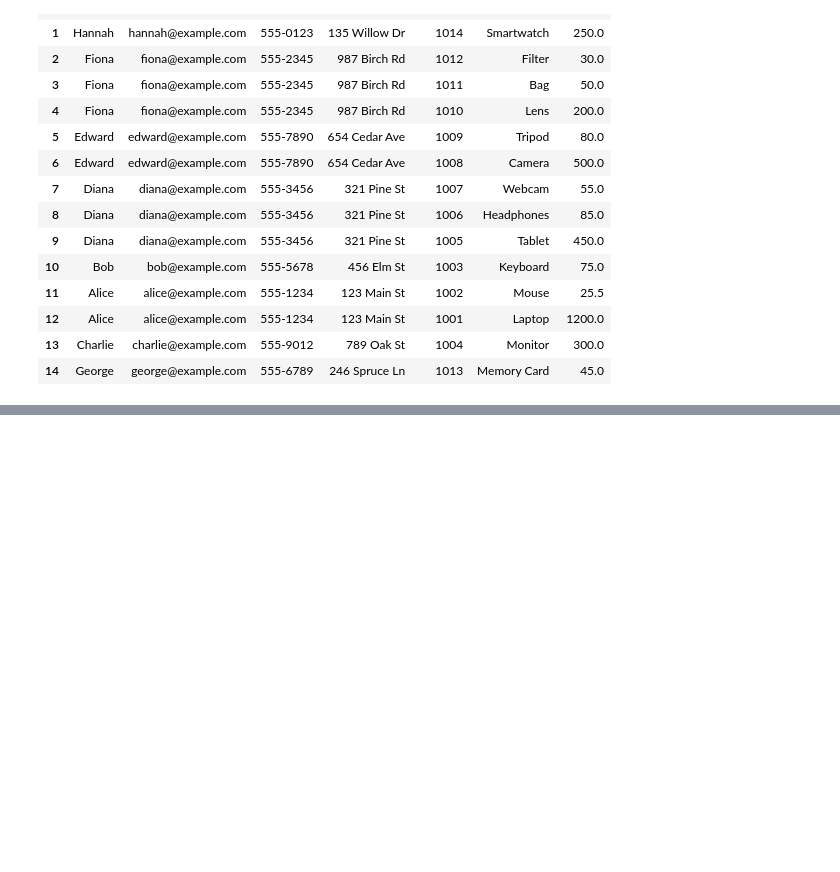
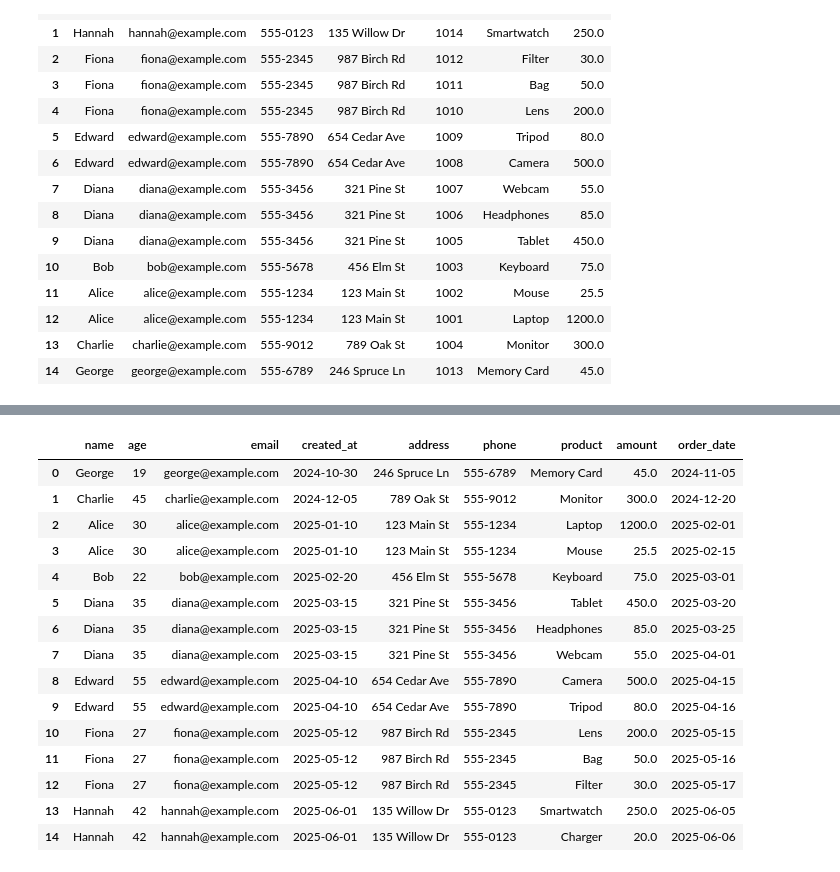
Before and after one commit to Tomaslopera/Data_Engineering, a Jupyter notebook: SQL/Taller.ipynb, the cells around one changed output, grey strips where cells are left out. Drawn from its saved outputs; the diff is of its cells as text; code cells hidden in the pictures; blank space fills up the shorter version.

Commit message:
Vanna AI

```diff
--- a/SQL/Taller.ipynb
+++ b/SQL/Taller.ipynb
@@ -165,0 +178,4 @@ pd.read_sql_query(query, conn)
+# %%
+api_key = '' # api key que entrega vanna para el uso de LLM
+vanna_model_name = 'test_de' # el nombre de la base de datos
+vn = VannaDefault(model=vanna_model_name, api_key=api_key)
@@ -165,0 +247,12 @@ pd.read_sql_query(query, conn)
+# %%
+vn.train(
+    question="Se necesita el listado de contactos de aquellos usuarios mayores de 30 años que se unieron este año, ordenados por fecha de registro, del más antiguo al más nuevo. Solo es necesario mostrar los primeros 5 registros encontrados. En este listado debe aparecer mínimamente el nombre, elcorreo, el número celular, la dirección y la fecha de registro."
+    , sql="""
+    SELECT users.name, users.email, profiles.phone, profiles.address, users.created_at
+    FROM users
+    INNER JOIN profiles ON users.user_id = profiles.user_id
+    WHERE users.created_at > '2025-01-01' AND users.age > 30
+    ORDER BY users.created_at ASC
+    LIMIT 5
+    """
+)
@@ -165,0 +261,22 @@ pd.read_sql_query(query, conn)
+# %%
+vn.train(documentation="La tabla 'users' almacena información personal como el nombre, edad, correo electrónico y fecha de registro de cada usuario.")
+
+vn.train(documentation="La tabla 'profiles' contiene información adicional de contacto de los usuarios, como la dirección y el número de teléfono. Está relacionada con 'users' mediante el campo 'user_id'.")
+
+vn.train(documentation="La tabla 'orders' registra los pedidos realizados por los usuarios, incluyendo el nombre del producto, el monto gastado y la fecha del pedido.")
+
+vn.train(documentation="La relación entre las tablas 'users' y 'orders' es de uno a muchos: un usuario puede tener múltiples pedidos.")
+
+vn.train(documentation="La relación entre 'users' y 'profiles' es de uno a uno: cada usuario tiene un único perfil adicional.")
+
+vn.train(documentation="Para calcular el gasto total de un usuario, se debe sumar la columna 'amount' de la tabla 'orders' agrupado por 'user_id'.")
+
+vn.train(documentation="Una ciudad activa es aquella dirección registrada en 'profiles' que corresponde a un usuario con al menos dos pedidos en la tabla 'orders'.")
+
+vn.train(documentation="Los grupos de edad se clasifican así: Jóvenes (menores de 25 años), Adultos (entre 25 y 40 años) y Seniors (mayores de 40 años).")
+
+vn.train(documentation="Para generar informes combinados, se deben usar JOINs entre las tablas 'users', 'profiles' y 'orders', conectando por el campo 'user_id'.")
+
+vn.train(documentation="El campo 'created_at' en la tabla 'users' indica la fecha de registro del usuario en el sistema.")
+
+vn.train(documentation="Para identificar usuarios activos este año, se deben filtrar aquellos con 'created_at' mayor a '2025-01-01'.")
@@ -165,0 +380,4 @@ pd.read_sql_query(query, conn)
+# %%
+query4 = vn.generate_sql(
+    "Genere un reporte que incluya los datos de contacto y toda la información personal de cada usuario, junto con sus pedidos más recientes. Muéstrelos ordenados cronológicamente"
+)
@@ -165,0 +398,19 @@ pd.read_sql_query(query, conn)
+# %%
+pd.read_sql_query(query4, conn)
+# %% [output]
+|  | name | age | email | created_at | address | phone | product | amount | order_date |
+| 0 | George | 19 | george@example.com | 2024-10-30 | 246 Spruce Ln | 555-6789 | Memory Card | 45.0 | 2024-11-05 |
+| 1 | Charlie | 45 | charlie@example.com | 2024-12-05 | 789 Oak St | 555-9012 | Monitor | 300.0 | 2024-12-20 |
+| 2 | Alice | 30 | alice@example.com | 2025-01-10 | 123 Main St | 555-1234 | Laptop | 1200.0 | 2025-02-01 |
+| 3 | Alice | 30 | alice@example.com | 2025-01-10 | 123 Main St | 555-1234 | Mouse | 25.5 | 2025-02-15 |
+| 4 | Bob | 22 | bob@example.com | 2025-02-20 | 456 Elm St | 555-5678 | Keyboard | 75.0 | 2025-03-01 |
+| 5 | Diana | 35 | diana@example.com | 2025-03-15 | 321 Pine St | 555-3456 | Tablet | 450.0 | 2025-03-20 |
+| 6 | Diana | 35 | diana@example.com | 2025-03-15 | 321 Pine St | 555-3456 | Headphones | 85.0 | 2025-03-25 |
+| 7 | Diana | 35 | diana@example.com | 2025-03-15 | 321 Pine St | 555-3456 | Webcam | 55.0 | 2025-04-01 |
+| 8 | Edward | 55 | edward@example.com | 2025-04-10 | 654 Cedar Ave | 555-7890 | Camera | 500.0 | 2025-04-15 |
+| 9 | Edward | 55 | edward@example.com | 2025-04-10 | 654 Cedar Ave | 555-7890 | Tripod | 80.0 | 2025-04-16 |
+| 10 | Fiona | 27 | fiona@example.com | 2025-05-12 | 987 Birch Rd | 555-2345 | Lens | 200.0 | 2025-05-15 |
+| 11 | Fiona | 27 | fiona@example.com | 2025-05-12 | 987 Birch Rd | 555-2345 | Bag | 50.0 | 2025-05-16 |
+| 12 | Fiona | 27 | fiona@example.com | 2025-05-12 | 987 Birch Rd | 555-2345 | Filter | 30.0 | 2025-05-17 |
+| 13 | Hannah | 42 | hannah@example.com | 2025-06-01 | 135 Willow Dr | 555-0123 | Smartwatch | 250.0 | 2025-06-05 |
+| 14 | Hannah | 42 | hannah@example.com | 2025-06-01 | 135 Willow Dr | 555-0123 | Charger | 20.0 | 2025-06-06 |
```
Also changed, not shown: parts of 17 cells of this notebook.
